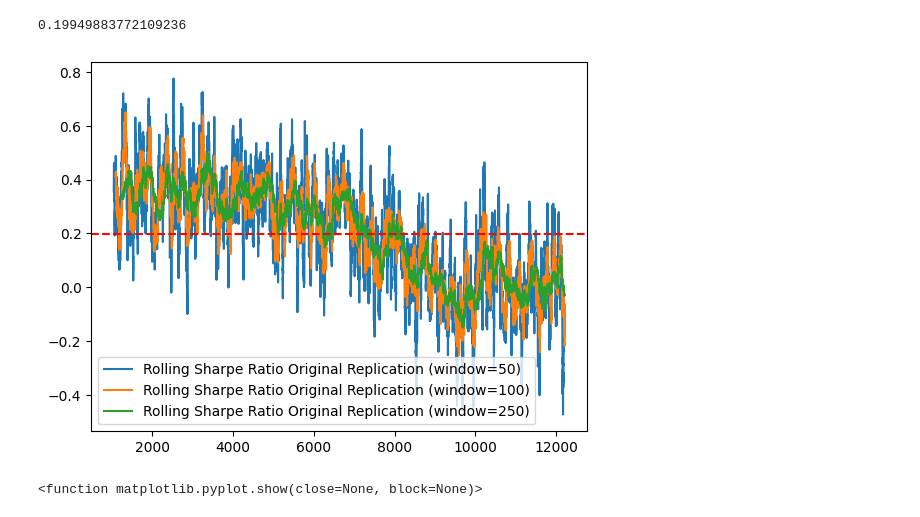
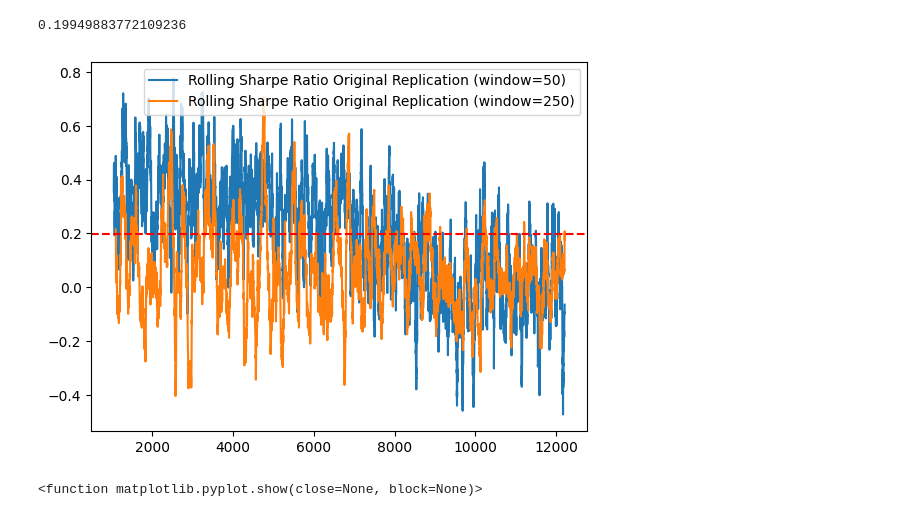
Before and after one commit to Ishikajj/possibilistic-portfolio-optimisation-py, a Jupyter notebook: src/analysis.ipynb, the cells around one changed output. Cells and saved outputs as stored; diff of their text form; code cells hidden in the pictures.

```diff
--- a/src/analysis.ipynb
+++ b/src/analysis.ipynb
@@ -122,0 +123,3 @@ sharpe_ratio_market_weight
+# %%
+jorion_weights = jorion_bayes_stein_strategy ( df_excess_Returns_1963_prepared, burn_in=1000)
+jorion_weights_rolling_sharpe = rolling_sharpe_ratio(df_excess_Returns_1963_prepared, jorion_weights, window= 100)
@@ -142,13 +160,15 @@ rolling_sharpe_ratio_original_replication_250 = rolling_sharpe_ratio(df_excess_R
 # %%
 import matplotlib.pyplot as plt
 plt.plot(rolling_sharpe_ratio_original_replication_50, label="Rolling Sharpe Ratio Original Replication (window=50)")
-plt.plot(rolling_sharpe_ratio_original_replication_100, label="Rolling Sharpe Ratio Original Replication (window=100)")
-plt.plot(rolling_sharpe_ratio_original_replication_250, label="Rolling Sharpe Ratio Original Replication (window=250)")
+#plt.plot(rolling_sharpe_ratio_original_replication_100, label="Rolling Sharpe Ratio Original Replication (window=100)")
+plt.plot(jorion_weights_rolling_sharpe, label="Rolling Sharpe Ratio Original Replication (window=250)")
+#plt.plot(one_over_rolling_sharpe, label= " one over n ")
+#plt.plot(market_weight_rolling_sharpe, label = "market strat")
 plt.axhline(y=sharpe_ratio_original_replication, color = "red", linestyle="--")
 plt.legend()
 plt.show()
 # %% [output]
-[figure, old version]
+[figure, new version]
 # %%
 plt.plot(pd.DataFrame(original_replication_predicted_means_and_covs["mu_hat"]))
 plt.show
```
Also changed, not shown: parts of 10 cells of this notebook, 3 other files.
